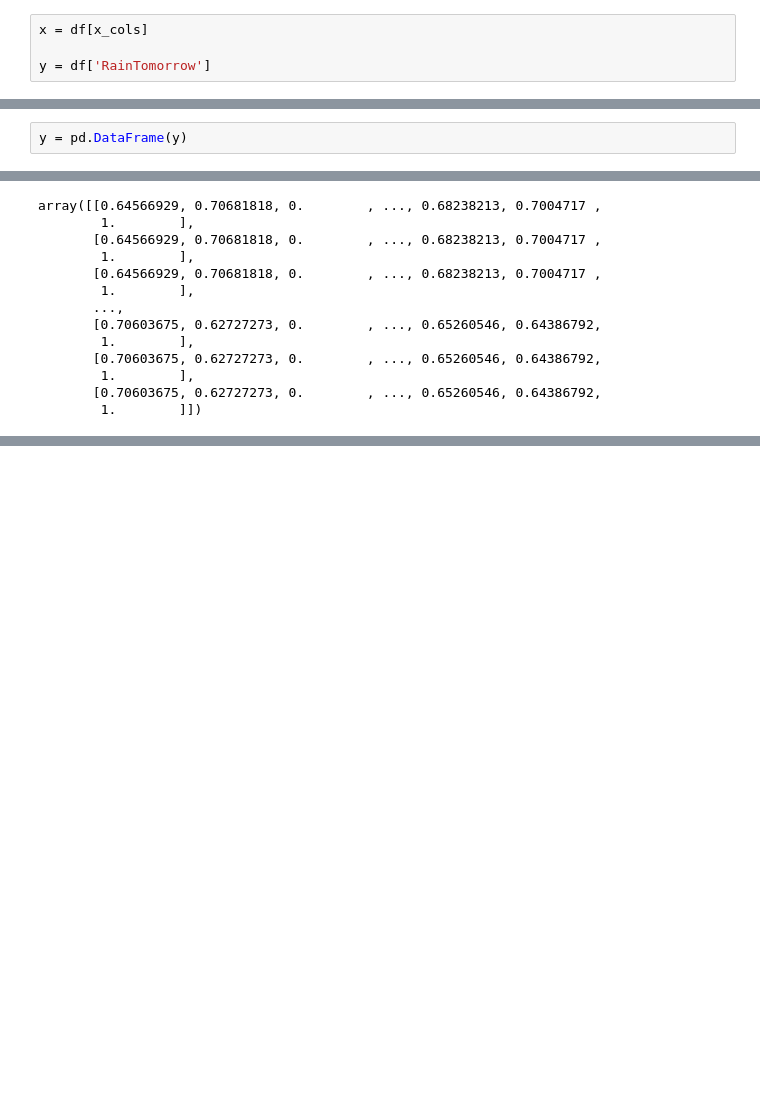
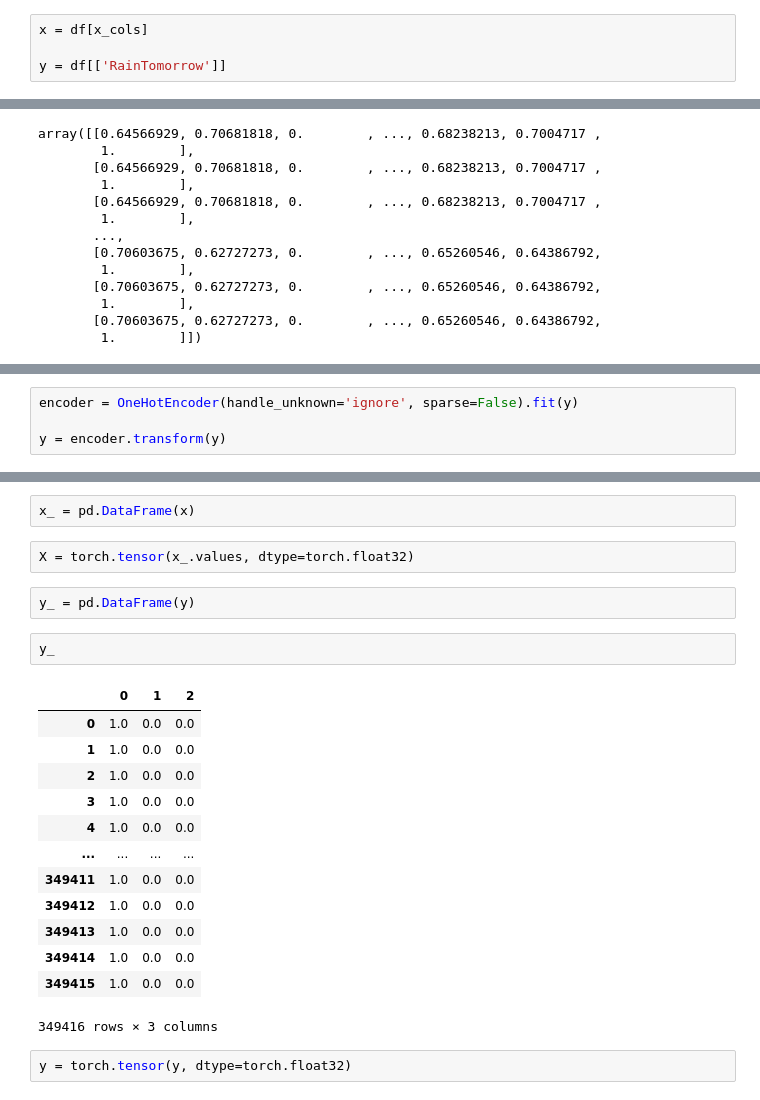
Before and after one commit to wessware/pytorch-101, a Jupyter notebook: multiclass-classification.ipynb, the cells around one changed output, grey strips where cells are left out. Drawn from its saved outputs; the diff is of its cells as text; blank space fills up the shorter version.

Commit message:
tensor fix

```diff
--- a/multiclass-classification.ipynb
+++ b/multiclass-classification.ipynb
@@ -89,7 +101,7 @@ x_cols = ['MinTemp', 'MaxTemp', 'Rainfall', 'Evaporation', 'Sunshine',
 # %%
 x = df[x_cols]
 
-y = df['RainTomorrow']
+y = df[['RainTomorrow']]
 # %%
 x
 # %% [output]
@@ -113,5 +121,3 @@ array([2, 1, 3])
-# %%
-y = pd.DataFrame(y)
 # %%
 scaler = MinMaxScaler().fit(x)
 
@@ -143,0 +159,4 @@ y
+# %%
+encoder = OneHotEncoder(handle_unknown='ignore', sparse=False).fit(y)
+
+y = encoder.transform(y)
@@ -143,0 +173,24 @@ y
+# %%
+x_ = pd.DataFrame(x)
+# %%
+X = torch.tensor(x_.values, dtype=torch.float32)
+# %%
+y_ = pd.DataFrame(y)
+# %%
+y_
+# %% [output]
+|  | 0 | 1 | 2 |
+| 0 | 1.0 | 0.0 | 0.0 |
+| 1 | 1.0 | 0.0 | 0.0 |
+| 2 | 1.0 | 0.0 | 0.0 |
+| 3 | 1.0 | 0.0 | 0.0 |
+| 4 | 1.0 | 0.0 | 0.0 |
+| ... | ... | ... | ... |
+| 349411 | 1.0 | 0.0 | 0.0 |
+| 349412 | 1.0 | 0.0 | 0.0 |
+| 349413 | 1.0 | 0.0 | 0.0 |
+| 349414 | 1.0 | 0.0 | 0.0 |
+| 349415 | 1.0 | 0.0 | 0.0 |
+349416 rows × 3 columns
+# %%
+y = torch.tensor(y, dtype=torch.float32)
```
Also changed, not shown: parts of 7 cells of this notebook.
